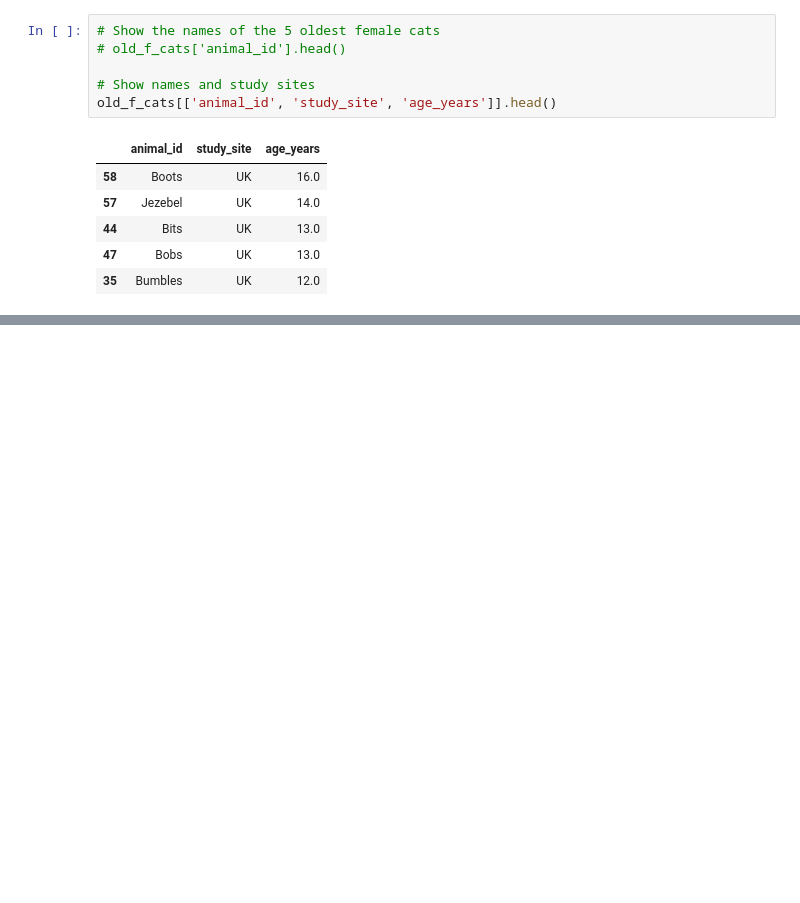
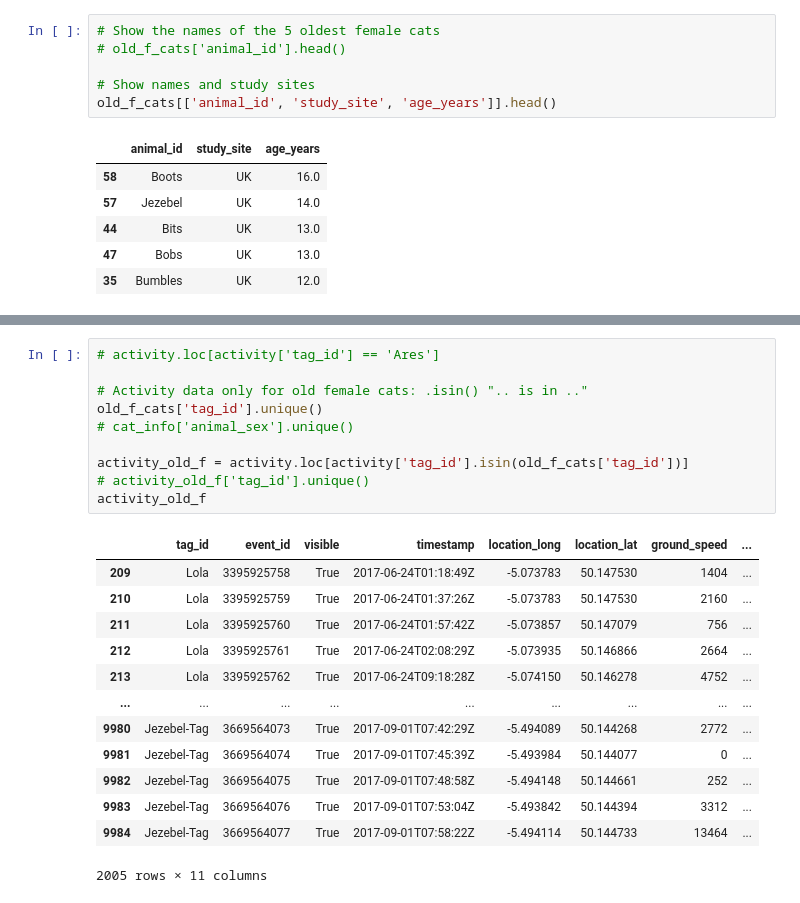
Before and after one commit to pypr-25/lectures, a Jupyter notebook: week08/cats_analysis.ipynb, the cells around one changed output, grey strips where cells are left out. Saved outputs shown, nothing was run; the diff lists cells and outputs as text; blank space fills up the shorter version.

```diff
--- a/week08/cats_analysis.ipynb
+++ b/week08/cats_analysis.ipynb
@@ -116,0 +158,24 @@ old_f_cats[['animal_id', 'study_site', 'age_years']].head()
+# %%
+# activity.loc[activity['tag_id'] == 'Ares']
+
+# Activity data only for old female cats: .isin() ".. is in .."
+old_f_cats['tag_id'].unique()
+# cat_info['animal_sex'].unique()
+
+activity_old_f = activity.loc[activity['tag_id'].isin(old_f_cats['tag_id'])]
+# activity_old_f['tag_id'].unique()
+activity_old_f
+# %% [output]
+|  | tag_id | event_id | visible | timestamp | location_long | location_lat | ground_speed | ... |
+| 209 | Lola | 3395925758 | True | 2017-06-24T01:18:49Z | -5.073783 | 50.147530 | 1404 | ... |
+| 210 | Lola | 3395925759 | True | 2017-06-24T01:37:26Z | -5.073783 | 50.147530 | 2160 | ... |
+| 211 | Lola | 3395925760 | True | 2017-06-24T01:57:42Z | -5.073857 | 50.147079 | 756 | ... |
+| 212 | Lola | 3395925761 | True | 2017-06-24T02:08:29Z | -5.073935 | 50.146866 | 2664 | ... |
+| 213 | Lola | 3395925762 | True | 2017-06-24T09:18:28Z | -5.074150 | 50.146278 | 4752 | ... |
+| ... | ... | ... | ... | ... | ... | ... | ... | ... |
+| 9980 | Jezebel-Tag | 3669564073 | True | 2017-09-01T07:42:29Z | -5.494089 | 50.144268 | 2772 | ... |
+| 9981 | Jezebel-Tag | 3669564074 | True | 2017-09-01T07:45:39Z | -5.493984 | 50.144077 | 0 | ... |
+| 9982 | Jezebel-Tag | 3669564075 | True | 2017-09-01T07:48:58Z | -5.494148 | 50.144661 | 252 | ... |
+| 9983 | Jezebel-Tag | 3669564076 | True | 2017-09-01T07:53:04Z | -5.493842 | 50.144394 | 3312 | ... |
+| 9984 | Jezebel-Tag | 3669564077 | True | 2017-09-01T07:58:22Z | -5.494114 | 50.144733 | 13464 | ... |
+2005 rows × 11 columns
```
Also changed, not shown: parts of 6 cells of this notebook, 1 other file.
